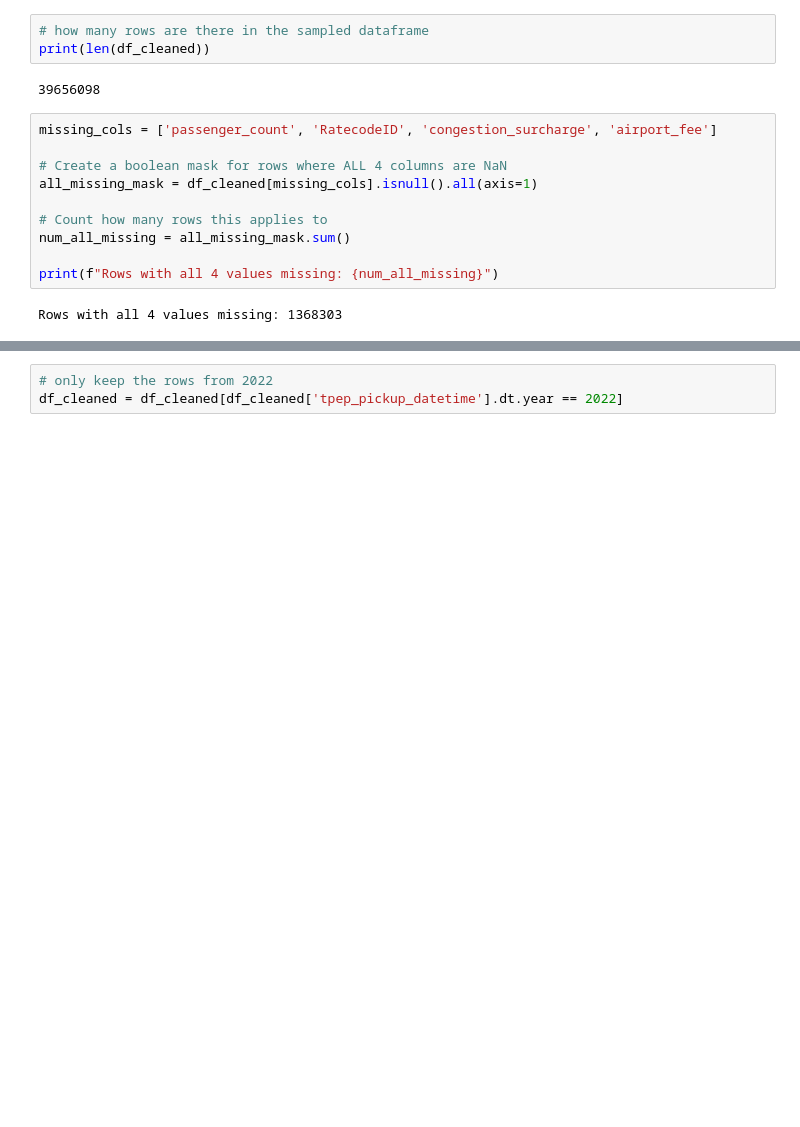
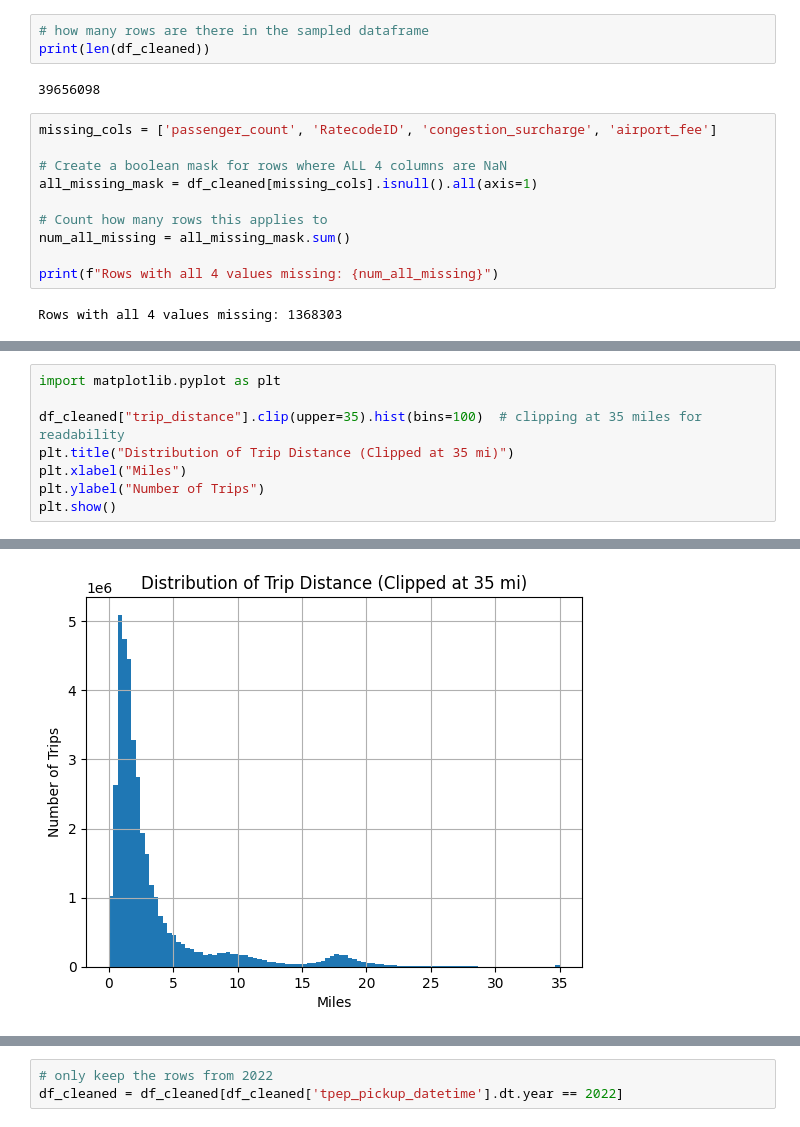
Before and after one commit to timagonch/NY_Taxi_2022, a Jupyter notebook: Test.ipynb, the cells around one changed output, grey strips where cells are left out. Cells and saved outputs as stored; diff of their text form; blank space fills up the shorter version.

```diff
--- a/Test.ipynb
+++ b/Test.ipynb
@@ -149,0 +167,9 @@ df_cleaned.describe()
+# %%
+import matplotlib.pyplot as plt
+
+df_cleaned["trip_distance"].clip(upper=35).hist(bins=100)  # clipping at 35 miles for readability
+plt.title("Distribution of Trip Distance (Clipped at 35 mi)")
+plt.xlabel("Miles")
+plt.ylabel("Number of Trips")
+plt.show()
+# %% [output]
@@ -150,3 +178,4 @@ df_cleaned.describe()
+[figure, added]
 # %%
 # check how many entries are from different years in 'tpep_pickup_datetime' column
 print(df_cleaned['tpep_pickup_datetime'].dt.year.value_counts())
```
Also changed, not shown: parts of 58 cells of this notebook, 1 other file.
